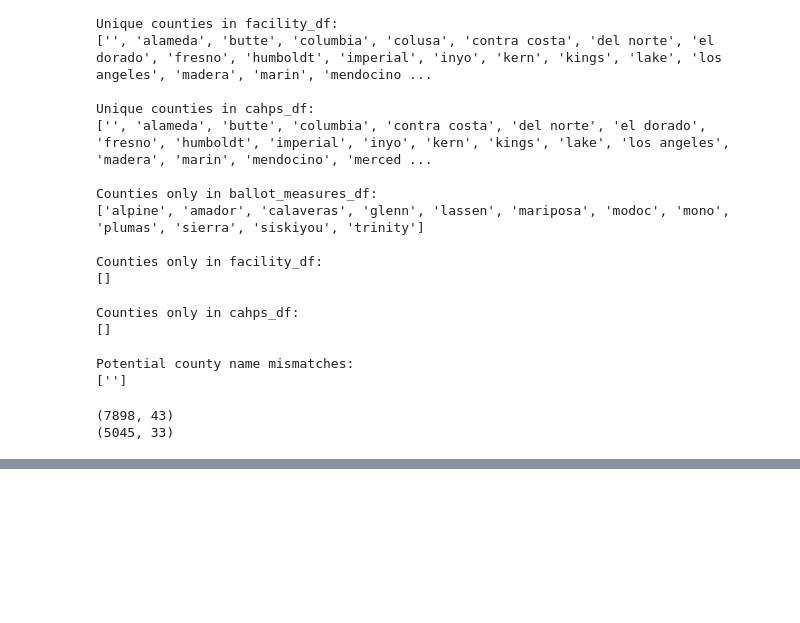
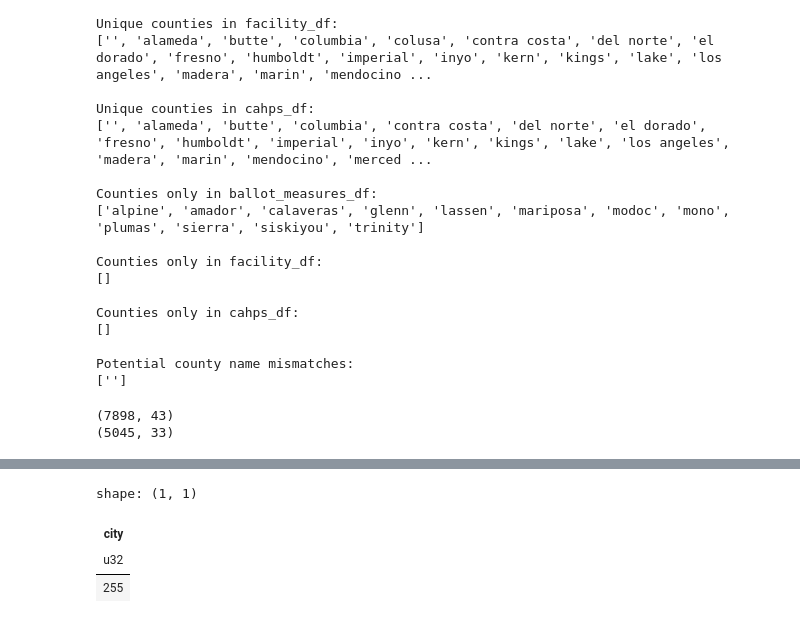
Before and after one commit to MichaelPaulLight/milestone_1, a Jupyter notebook: 004_data-processing-scripts/003_merge-clean-data/merge_ballot-measures_cms-data.ipynb, the cells around one changed output, grey strips where cells are left out. Saved outputs shown, nothing was run; the diff lists cells and outputs as text; code cells hidden in the pictures; blank space fills up the shorter version.

```diff
--- a/004_data-processing-scripts/003_merge-clean-data/merge_ballot-measures_cms-data.ipynb
+++ b/004_data-processing-scripts/003_merge-clean-data/merge_ballot-measures_cms-data.ipynb
@@ -238,0 +313,39 @@ shape: (5_684, 156)
+# %%
+# Creating a list of variables to select from the cahps dataframe
+# These will be used for analysis
+
+cahps_df_variables_of_interest_by_city = [
+    "year",
+    "county",
+    "city",
+    'profit_or_nonprofit',
+    'chain_organization',
+    "ichcahps_data_availability_code",
+    'linearized_score_of_rating_of_the_dialysis_facility',
+    "ich_cahps_survey_of_patients_experiences_star_rating",
+    "linearized_score_of_rating_of_the_dialysis_center_staff"
+]
+
+# Merging the cahps dataframe with city-level votes
+# Only selecting variables of interest and filtering for facilitites with available data
+# Unsure what to do with year
+# Including all years in the dataset increases the number of cities with available data from 242 to 255
+
+cahps_df_with_votes_by_city = (
+    cahps_df
+    .select(pl.col(cahps_df_variables_of_interest_by_city))
+    # .filter(pl.col("year").is_in(pl.Series(["2018", "2020", "2022"])))
+    .filter(pl.col("ichcahps_data_availability_code") == "1")
+    .join(
+        ballot_measures_df_city,
+        on=['year','county', 'city'],
+        how='left'
+    )
+)
+# %%
+cahps_df_with_votes_by_city.select("city").unique().count()
+# %% [output]
+shape: (1, 1)
+| city |
+| u32 |
+| 255 |
```
Also changed, not shown: parts of 13 cells of this notebook.
